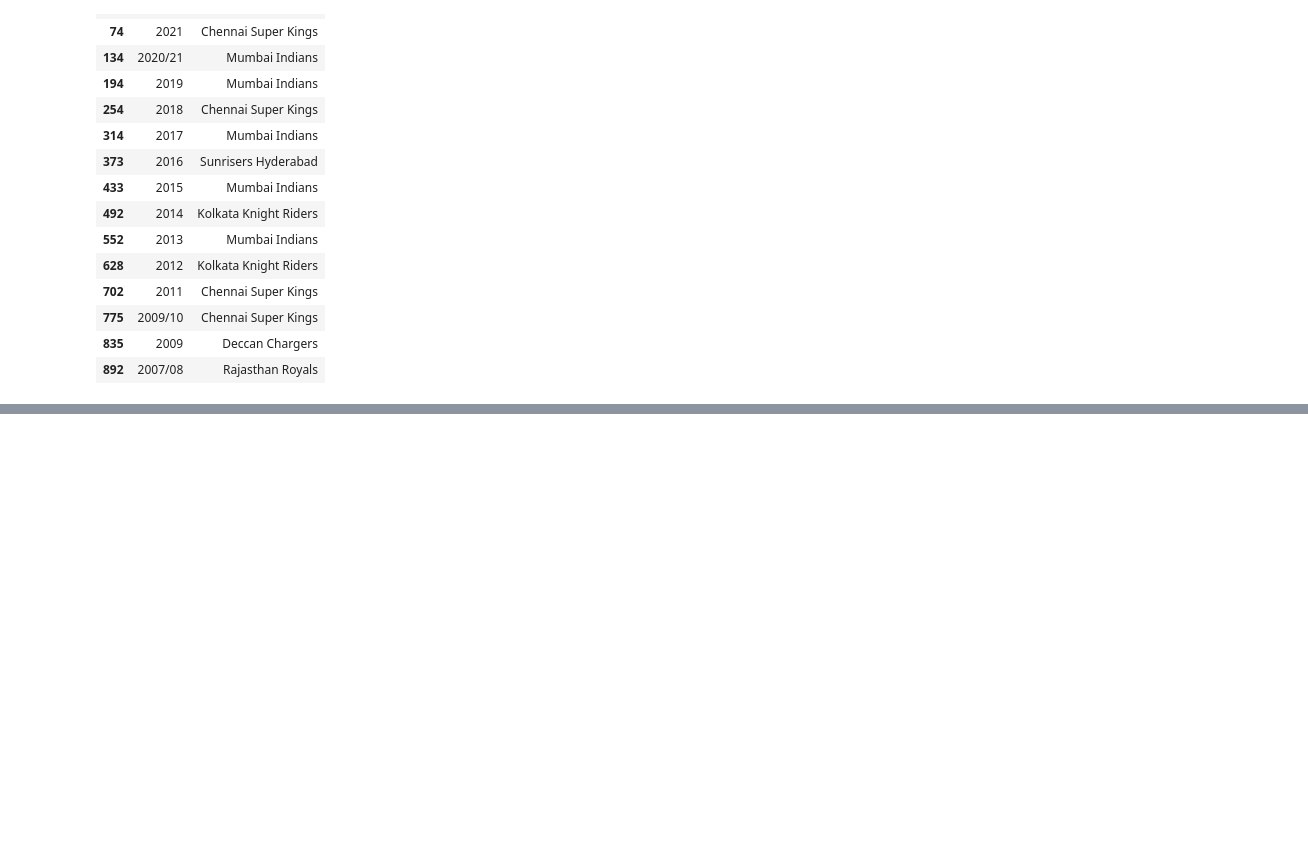
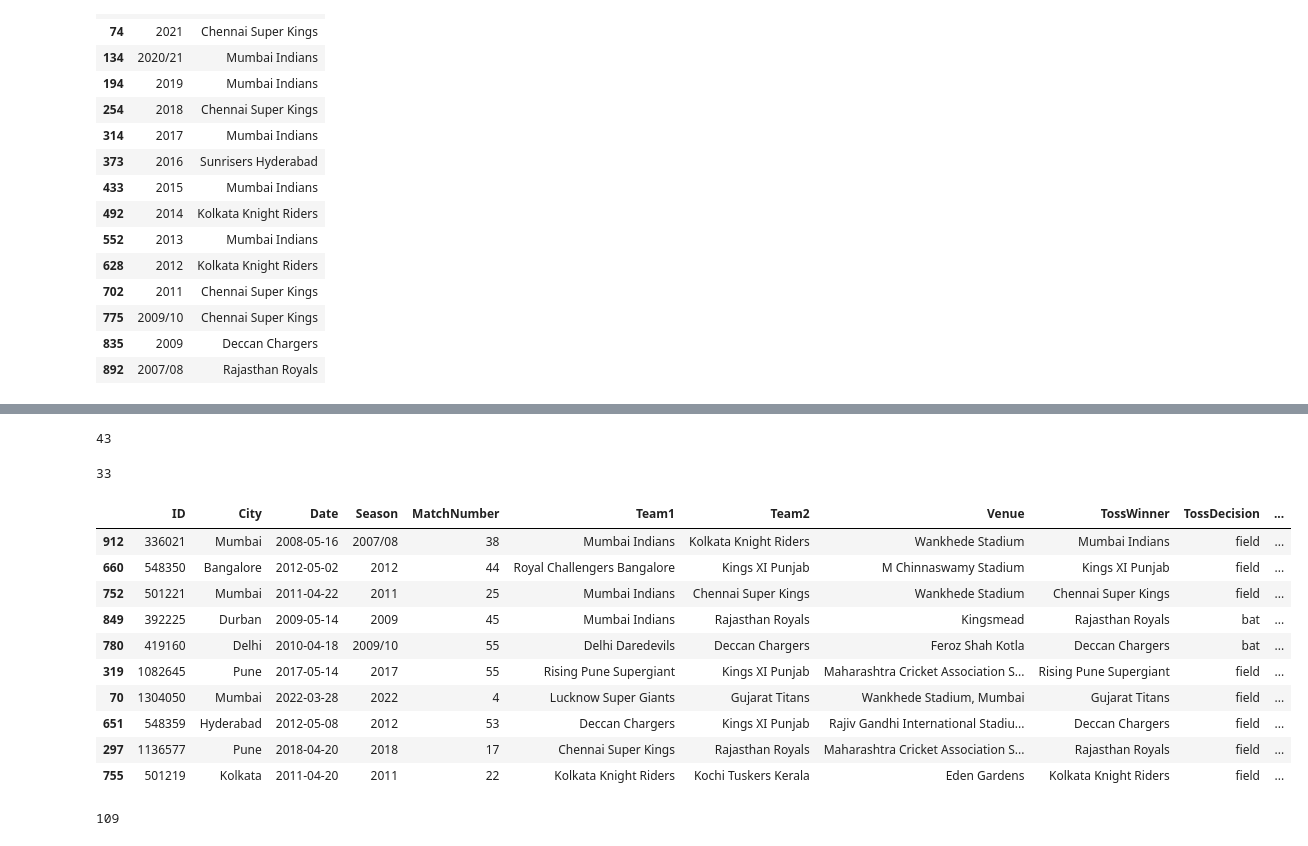
Before and after one commit to ProgramerSalar/Pandas, a Jupyter notebook: dataFrame.ipynb, the cells around one changed output, grey strips where cells are left out. Saved outputs shown, nothing was run; the diff lists cells and outputs as text; code cells hidden in the pictures; blank space fills up the shorter version.

Commit message:
work on data

```diff
--- a/dataFrame.ipynb
+++ b/dataFrame.ipynb
@@ -464,0 +493,28 @@ new_df[['Season', 'WinningTeam']]
+# %%
+# movies with rating higher then 8 and votes > 10000
+a = movie_data[(movie_data['imdb_votes'] > 10000) & (movie_data['imdb_rating']  > 8) ].shape[0]
+a
+# %% [output]
+43
+# %%
+# Action movies with rating higher than 7.5
+# a = movie_data['genres'].str.split('|').apply(lambda x: "Action" in x)
+a = movie_data['genres'].str.contains("Action")
+b = movie_data['imdb_rating'] > 7.5
+movie_data[a & b].shape[0]
+# %% [output]
+33
+# %%
+ipl_data.sample(10)
+# %% [output]
+|  | ID | City | Date | Season | MatchNumber | Team1 | Team2 | Venue | TossWinner | TossDecision | ... |
+| 912 | 336021 | Mumbai | 2008-05-16 | 2007/08 | 38 | Mumbai Indians | Kolkata Knight Riders | Wankhede Stadium | Mumbai Indians | field | ... |
+| 660 | 548350 | Bangalore | 2012-05-02 | 2012 | 44 | Royal Challengers Bangalore | Kings XI Punjab | M Chinnaswamy Stadium | Kings XI Punjab | field | ... |
+| 752 | 501221 | Mumbai | 2011-04-22 | 2011 | 25 | Mumbai Indians | Chennai Super Kings | Wankhede Stadium | Chennai Super Kings | field | ... |
+| 849 | 392225 | Durban | 2009-05-14 | 2009 | 45 | Mumbai Indians | Rajasthan Royals | Kingsmead | Rajasthan Royals | bat | ... |
+| 780 | 419160 | Delhi | 2010-04-18 | 2009/10 | 55 | Delhi Daredevils | Deccan Chargers | Feroz Shah Kotla | Deccan Chargers | bat | ... |
+| 319 | 1082645 | Pune | 2017-05-14 | 2017 | 55 | Rising Pune Supergiant | Kings XI Punjab | Maharashtra Cricket Association S... | Rising Pune Supergiant | field | ... |
+| 70 | 1304050 | Mumbai | 2022-03-28 | 2022 | 4 | Lucknow Super Giants | Gujarat Titans | Wankhede Stadium, Mumbai | Gujarat Titans | field | ... |
+| 651 | 548359 | Hyderabad | 2012-05-08 | 2012 | 53 | Deccan Chargers | Kings XI Punjab | Rajiv Gandhi International Stadiu... | Deccan Chargers | field | ... |
+| 297 | 1136577 | Pune | 2018-04-20 | 2018 | 17 | Chennai Super Kings | Rajasthan Royals | Maharashtra Cricket Association S... | Rajasthan Royals | field | ... |
+| 755 | 501219 | Kolkata | 2011-04-20 | 2011 | 22 | Kolkata Knight Riders | Kochi Tuskers Kerala | Eden Gardens | Kolkata Knight Riders | field | ... |
@@ -464,0 +525,4 @@ new_df[['Season', 'WinningTeam']]
+# %%
+TrackRecord('Chennai Super Kings')
+# %% [output]
+109
```
Also changed, not shown: parts of 5 cells of this notebook.
